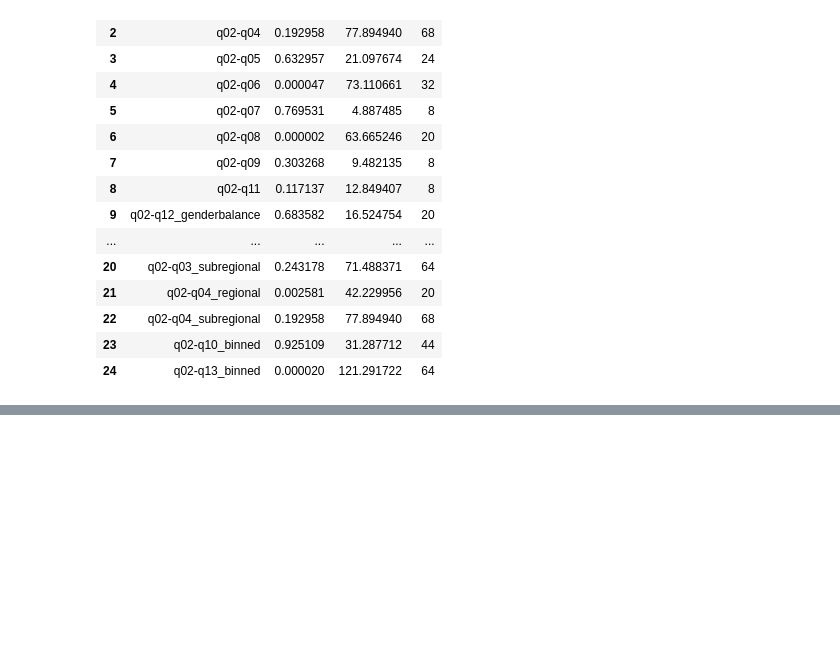
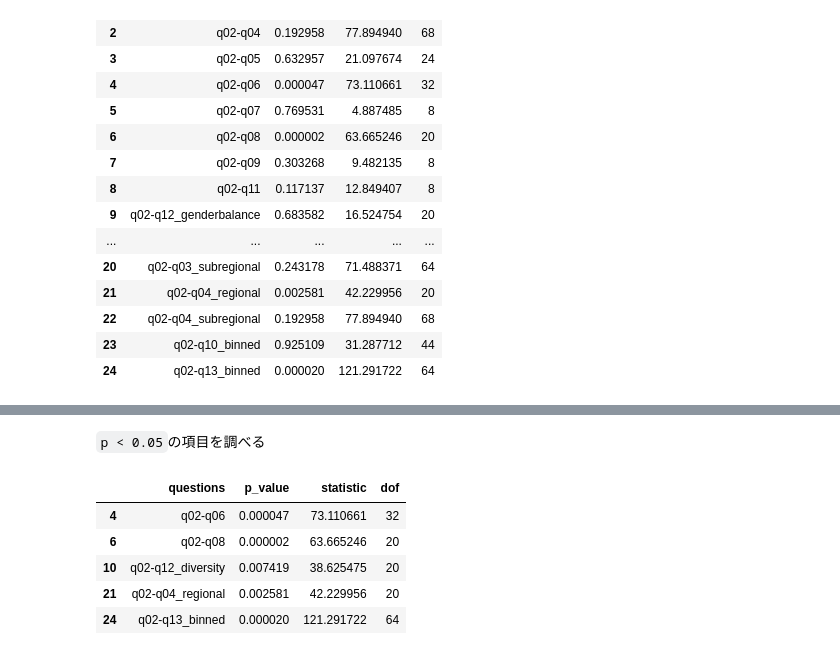
Before and after one commit to ICRC2023/surveys, a Jupyter notebook: notebooks/q02_gender.ipynb, the cells around one changed output, grey strips where cells are left out. Drawn from its saved outputs; the diff is of its cells as text; code cells hidden in the pictures; blank space fills up the shorter version.

```diff
--- a/notebooks/q02_gender.ipynb
+++ b/notebooks/q02_gender.ipynb
@@ -75,5 +75,17 @@ rule = (
 ).interactive()
 # %% [output]
 [interactive output not drawn]
+# %% [markdown]
+``p < 0.05``の項目を調べる
+# %%
+p005 = chi2_data.query("p_value < 0.05")
+p005
+# %% [output]
+|  | questions | p_value | statistic | dof |
+| 4 | q02-q06 | 0.000047 | 73.110661 | 32 |
+| 6 | q02-q08 | 0.000002 | 63.665246 | 20 |
+| 10 | q02-q12_diversity | 0.007419 | 38.625475 | 20 |
+| 21 | q02-q04_regional | 0.002581 | 42.229956 | 20 |
+| 24 | q02-q13_binned | 0.000020 | 121.291722 | 64 |
 # %%
 for name, hm in heatmaps.items():
```
Also changed, not shown: parts of 1 cell of this notebook, 1 other file.
